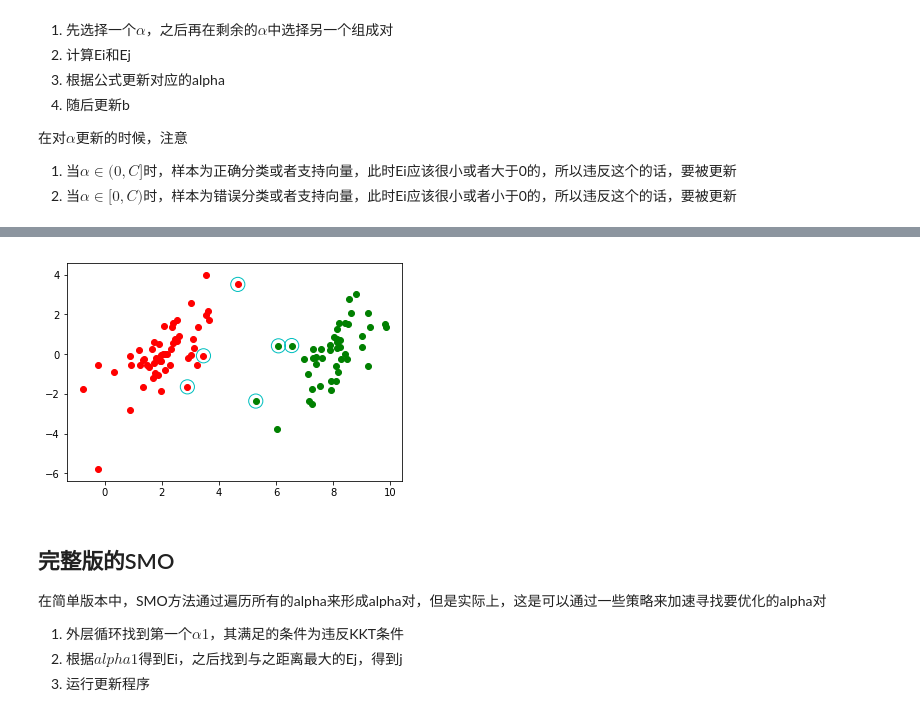
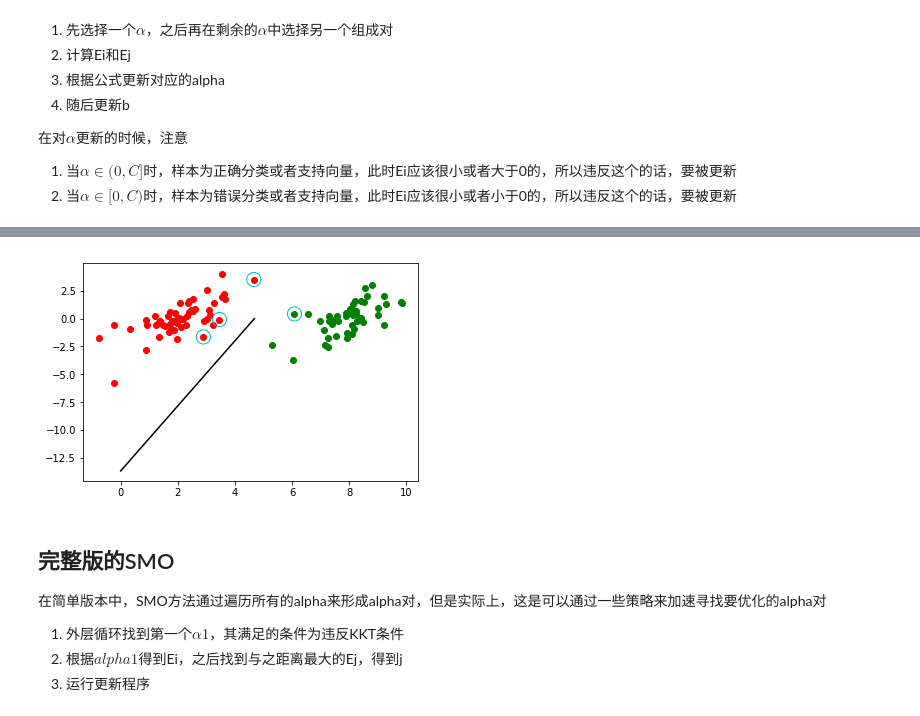
Before and after one commit to wuRDmemory/MachineLearningOnlyPython, a Jupyter notebook: SVM/SVM.ipynb, the cells around one changed output, grey strips where cells are left out. Cells and saved outputs as stored; diff of their text form; code cells hidden in the pictures.

```diff
--- a/SVM/SVM.ipynb
+++ b/SVM/SVM.ipynb
@@ -87,6 +87,7 @@ parameter:
     i: index of the alpha
 '''
 def gxi(data_mat, labels, alpha, b, i):
+    i = int(i)
     Ki = np.dot(data_mat, data_mat[i, :].T).squeeze()
     return np.sum(alpha * labels * Ki) + b
 
@@ -133,8 +134,10 @@ def SMO_simple(dataset, labels, C, toler, max_iter):
                 Kii = getKij(dataset[i,:], dataset[i,:])
                 Kjj = getKij(dataset[j,:], dataset[j,:])
                 Kij = getKij(dataset[i,:], dataset[j,:])
-                eta = Kii + Kjj - 2*Kij
-                alpha[j] += labels[j]*(Ei-Ej)/eta
+                eta = 2*Kij - Kii - Kjj
+                if eta >= 0:
+                    continue
+                alpha[j] -= labels[j]*(Ei-Ej)/eta
                 alpha[j] = max(L, alpha[j])
                 alpha[j] = min(H, alpha[j])
 
@@ -163,5 +166,5 @@ def SMO_simple(dataset, labels, C, toler, max_iter):
 
     return alpha, b
 # %%
-alpha, b = SMO_simple(data, labels, 0.6, 0.01, 10)
+alpha, b = SMO_simple(data, labels, 0.6, 0.01, 30)
 # %% [output]
@@ -202,25 +188,34 @@ j need not change!!!
 # %%
 '''
 draw support vector
 parameter:
     data: all dataset
     labels: all labels
     alpha: SMO's output
     C: loosen parameter
 '''
-def draw_support_vector(data, labels, alpha, C):
+def draw_support_vector(data, labels, alpha, b, C):
+    n, m = data.shape
+
     pos_data = data[labels==1, :]
     neg_data = data[labels==-1, :]
 
     plt.scatter(pos_data[:,0], pos_data[:,1], color='g')
     plt.scatter(neg_data[:,0], neg_data[:,1], color='r')
 
     supports = np.nonzero((alpha>0) * (alpha<C))[0]
     plt.scatter(data[supports, 0], data[supports, 1], color='', edgecolors='c', marker='o', s=200)
 
-draw_support_vector(data, labels, alpha, 0.6)
+    ay = alpha*labels
+    w = np.sum(data*ay.reshape(-1,1), axis=0)
+
+    x1 = [0,       -b/w[0]]
+    x2 = [-b/w[1],       0]
+    plt.plot(x1, x2, 'k')
+
+draw_support_vector(data, labels, alpha, b, 0.6)
 # %% [output]
-[figure, old version]
+[figure, new version]
 # %% [markdown]
 ## 完整版的SMO
 
```
Also changed, not shown: parts of 3 cells of this notebook.
